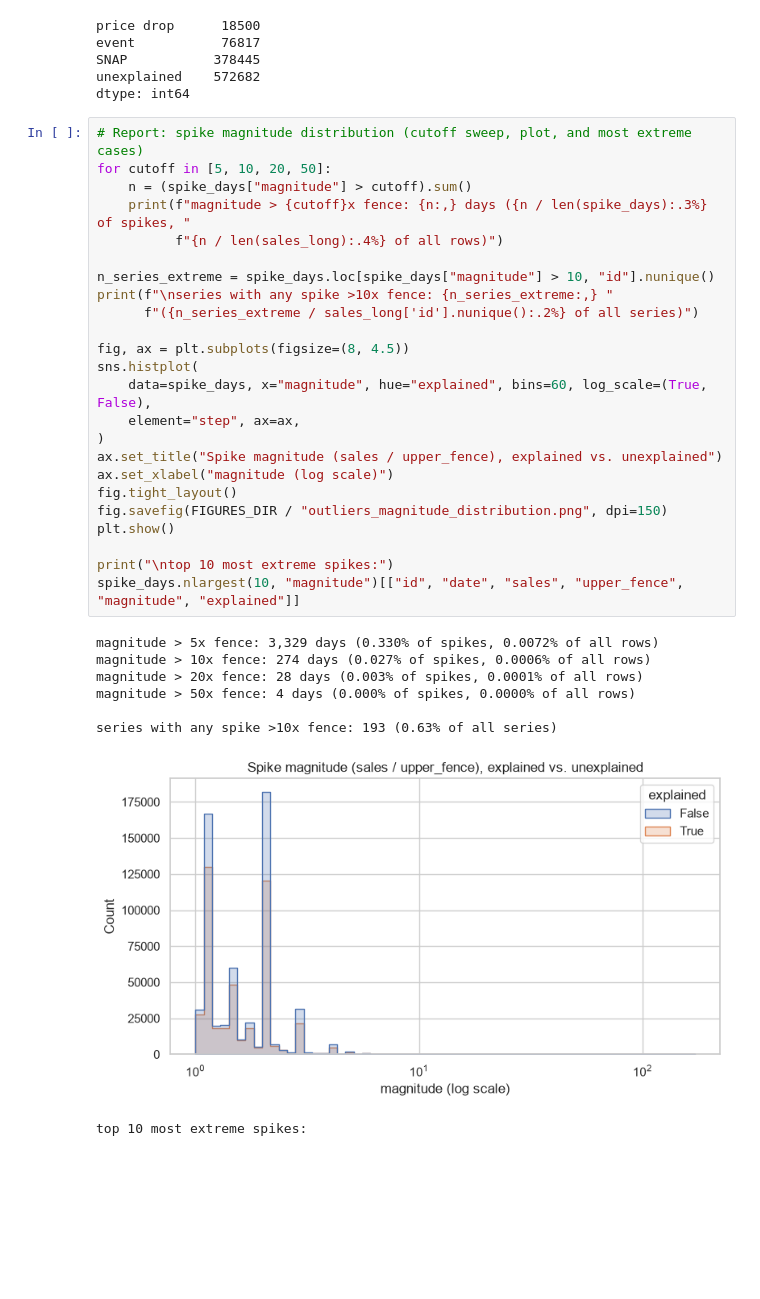
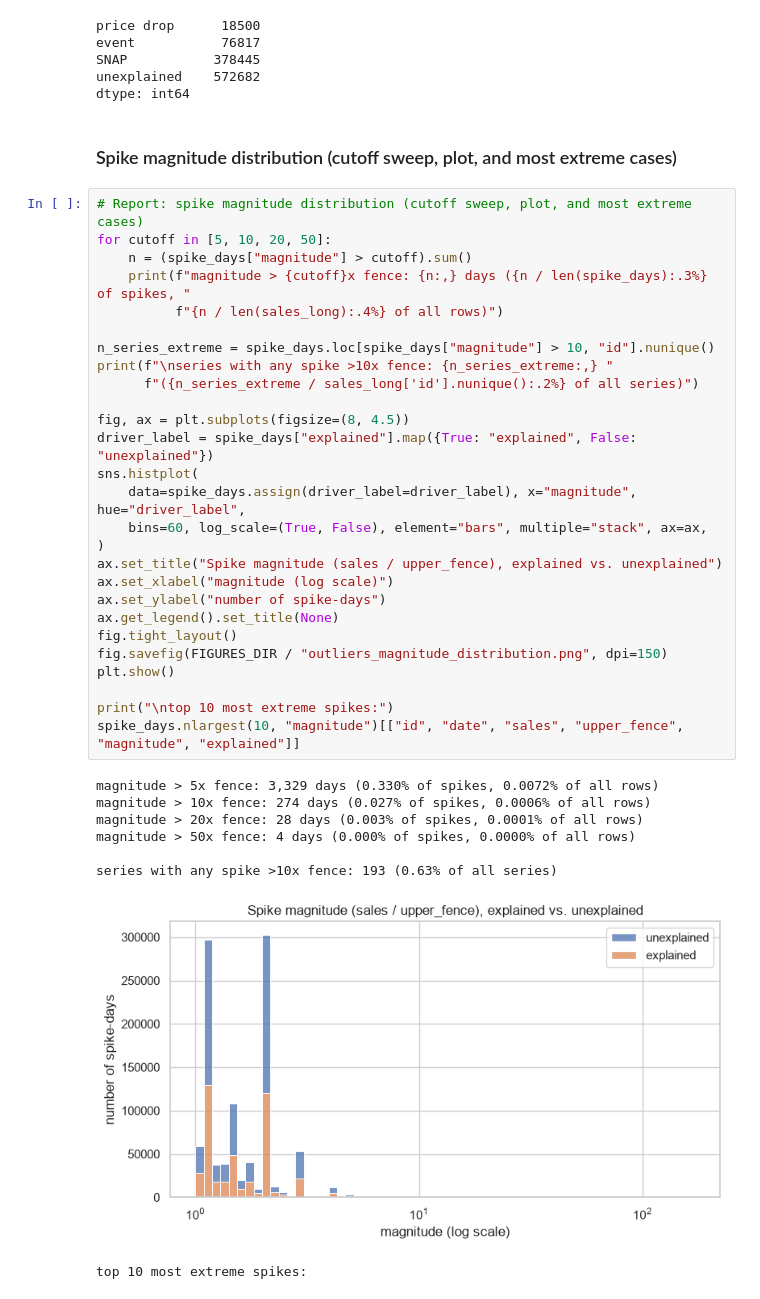
Before and after one commit to traha-89/M5_Forecasting_Accuracy, a Jupyter notebook: notebooks/02_eda.ipynb, the cells around one changed output. Saved outputs shown, nothing was run; the diff lists cells and outputs as text; blank space fills up the shorter version.

```diff
--- a/notebooks/02_eda.ipynb
+++ b/notebooks/02_eda.ipynb
@@ -1402,38 +1395,43 @@ event           76817
 SNAP           378445
 unexplained    572682
 dtype: int64
+# %% [markdown]
+### Spike magnitude distribution (cutoff sweep, plot, and most extreme cases)
 # %%
 # Report: spike magnitude distribution (cutoff sweep, plot, and most extreme cases)
 for cutoff in [5, 10, 20, 50]:
     n = (spike_days["magnitude"] > cutoff).sum()
     print(f"magnitude > {cutoff}x fence: {n:,} days ({n / len(spike_days):.3%} of spikes, "
           f"{n / len(sales_long):.4%} of all rows)")
 
 n_series_extreme = spike_days.loc[spike_days["magnitude"] > 10, "id"].nunique()
 print(f"\nseries with any spike >10x fence: {n_series_extreme:,} "
       f"({n_series_extreme / sales_long['id'].nunique():.2%} of all series)")
 
 fig, ax = plt.subplots(figsize=(8, 4.5))
+driver_label = spike_days["explained"].map({True: "explained", False: "unexplained"})
 sns.histplot(
-    data=spike_days, x="magnitude", hue="explained", bins=60, log_scale=(True, False),
-    element="step", ax=ax,
+    data=spike_days.assign(driver_label=driver_label), x="magnitude", hue="driver_label",
+    bins=60, log_scale=(True, False), element="bars", multiple="stack", ax=ax,
 )
 ax.set_title("Spike magnitude (sales / upper_fence), explained vs. unexplained")
 ax.set_xlabel("magnitude (log scale)")
+ax.set_ylabel("number of spike-days")
+ax.get_legend().set_title(None)
 fig.tight_layout()
 fig.savefig(FIGURES_DIR / "outliers_magnitude_distribution.png", dpi=150)
 plt.show()
 
 print("\ntop 10 most extreme spikes:")
 spike_days.nlargest(10, "magnitude")[["id", "date", "sales", "upper_fence", "magnitude", "explained"]]
 # %% [output]
 magnitude > 5x fence: 3,329 days (0.330% of spikes, 0.0072% of all rows)
 magnitude > 10x fence: 274 days (0.027% of spikes, 0.0006% of all rows)
 magnitude > 20x fence: 28 days (0.003% of spikes, 0.0001% of all rows)
 magnitude > 50x fence: 4 days (0.000% of spikes, 0.0000% of all rows)
 
 series with any spike >10x fence: 193 (0.63% of all series)
-[figure, old version]
+[figure, new version]
 top 10 most extreme spikes:
 |  | id | date | sales | upper_fence | magnitude | explained |
 | 426506 | HOUSEHOLD_2_062_TX_1_evaluation | 2013-06-05 | 601 | 3.5 | 171.714279 | True |
```
Also changed, not shown: parts of 20 cells of this notebook, 5 other files.
